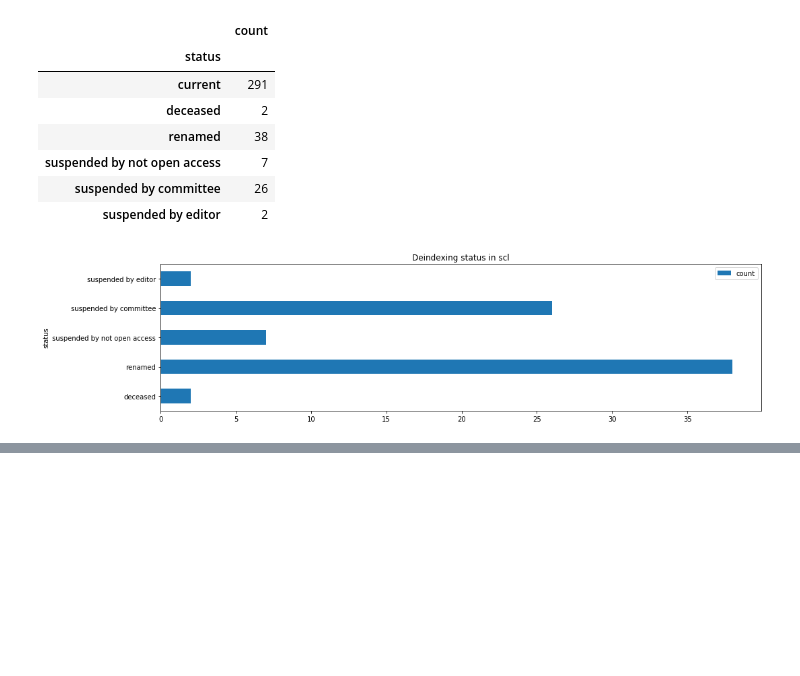
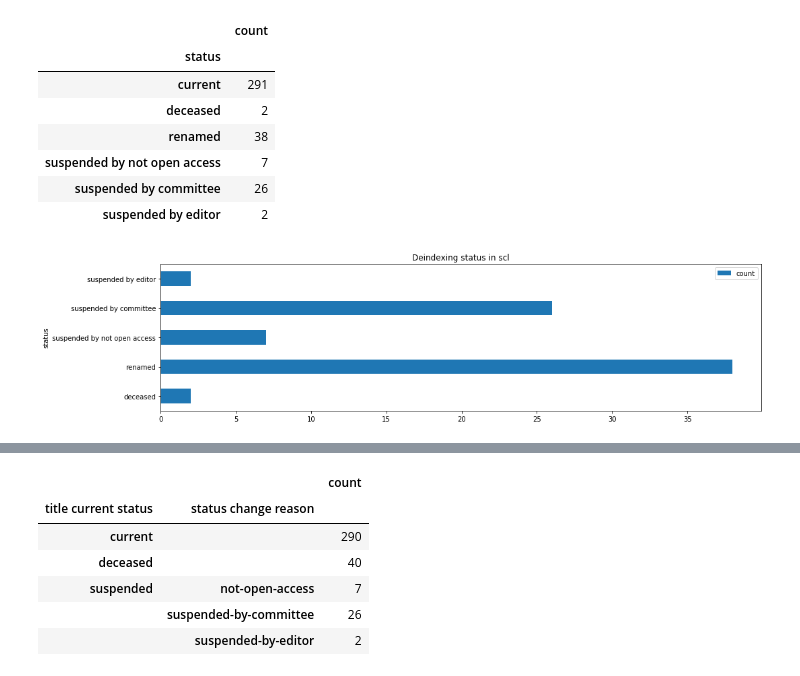
Before and after one commit to scieloorg/scielo20gt6, a Jupyter notebook: deindex_reason.ipynb, the cells around one changed output, grey strips where cells are left out. Drawn from its saved outputs; the diff is of its cells as text; code cells hidden in the pictures; blank space fills up the shorter version.

```diff
--- a/deindex_reason.ipynb
+++ b/deindex_reason.ipynb
@@ -280,0 +340,15 @@ status_stats
+# %%
+reasons_from_csv = pd.DataFrame(last_in_history
+    .groupby(["title current status", "status change reason"])
+    .size()
+    .rename("count")
+)
+reasons_from_csv
+# %% [output]
+|  |  | count |
+| title current status | status change reason |  |
+| current |  | 290 |
+| deceased |  | 40 |
+| suspended | not-open-access | 7 |
+|  | suspended-by-committee | 26 |
+|  | suspended-by-editor | 2 |
```
Also changed, not shown: parts of 11 cells of this notebook.
